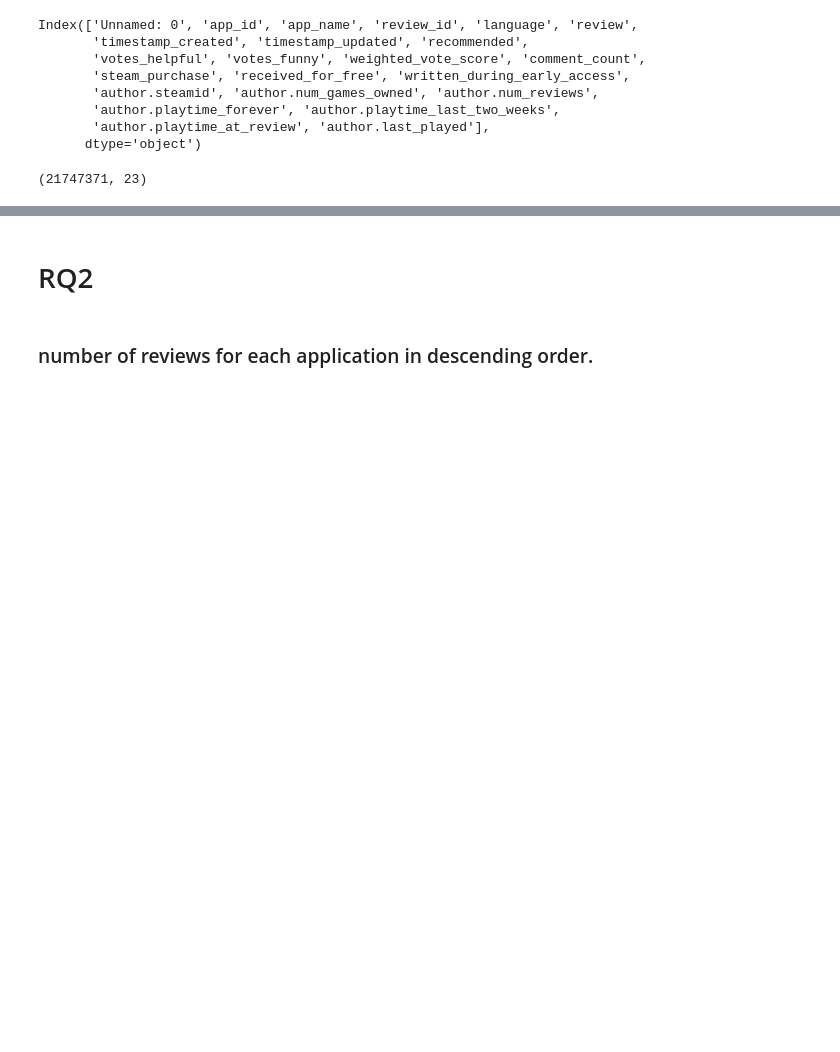
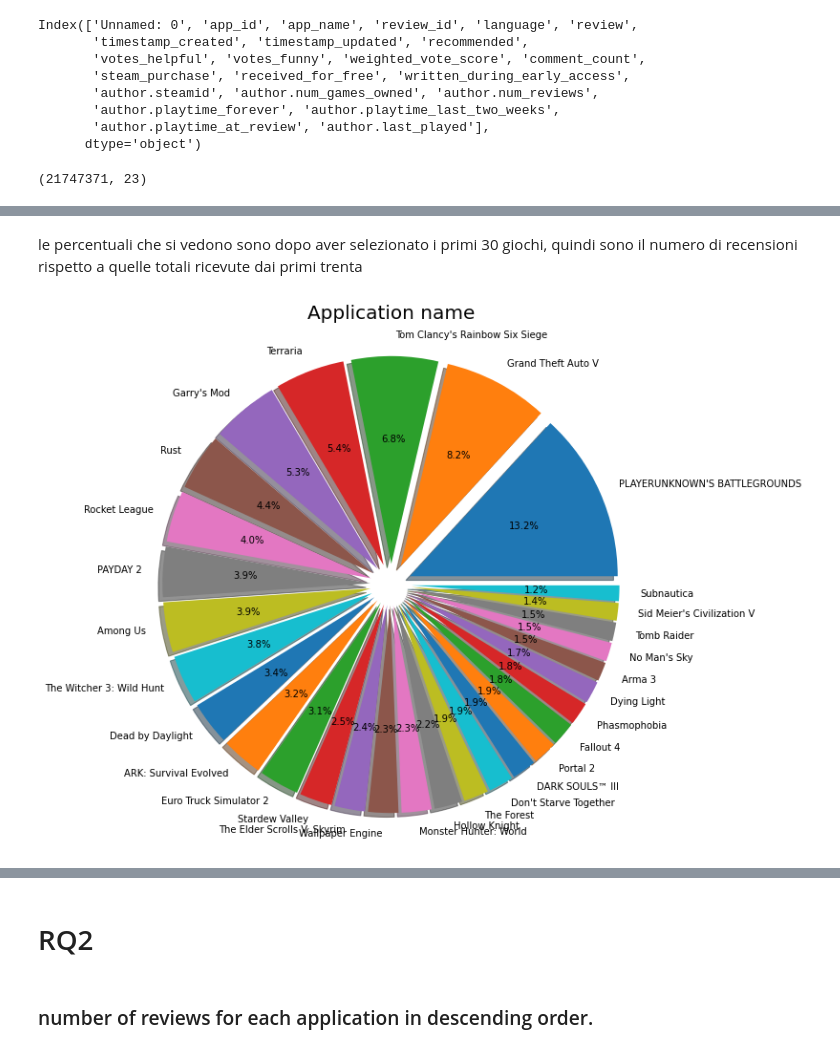
Before and after one commit to michele1783/ADM-HW2, a Jupyter notebook: Homework_2.ipynb, the cells around one changed output, grey strips where cells are left out. Saved outputs shown, nothing was run; the diff lists cells and outputs as text; code cells hidden in the pictures; blank space fills up the shorter version.

```diff
--- a/Homework_2.ipynb
+++ b/Homework_2.ipynb
@@ -31,0 +47,14 @@ dataset.shape
+# %% [markdown]
+le percentuali che si vedono sono dopo aver selezionato i primi 30 giochi, quindi sono il numero di recensioni rispetto a quelle totali ricevute dai primi trenta
+# %%
+a = pd.Series(dataset.groupby("app_name").app_id.count().sort_values(ascending=False).head(30))
+plt.rcParams['figure.figsize'] = (10, 10)
+plt.pie(a,
+labels = a.index,
+explode = [0.1 for value in range(0, a.index.nunique())],
+shadow = True, autopct = '%.1f%%')
+plt.title('Application name', fontsize = 20)
+plt.axis('off')
+plt.show()
+# %% [output]
+[figure, added]
```
Also changed, not shown: parts of 26 cells of this notebook.
